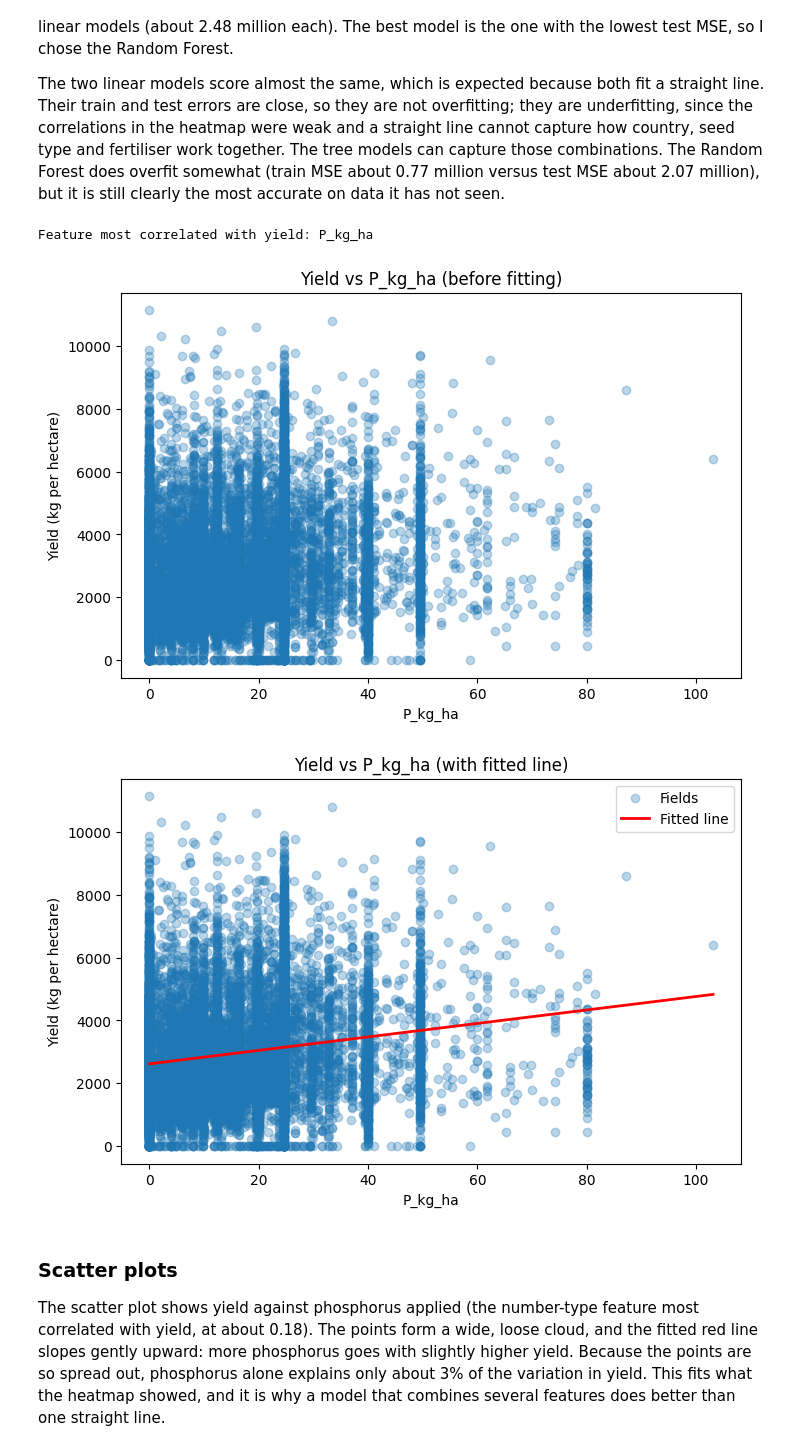
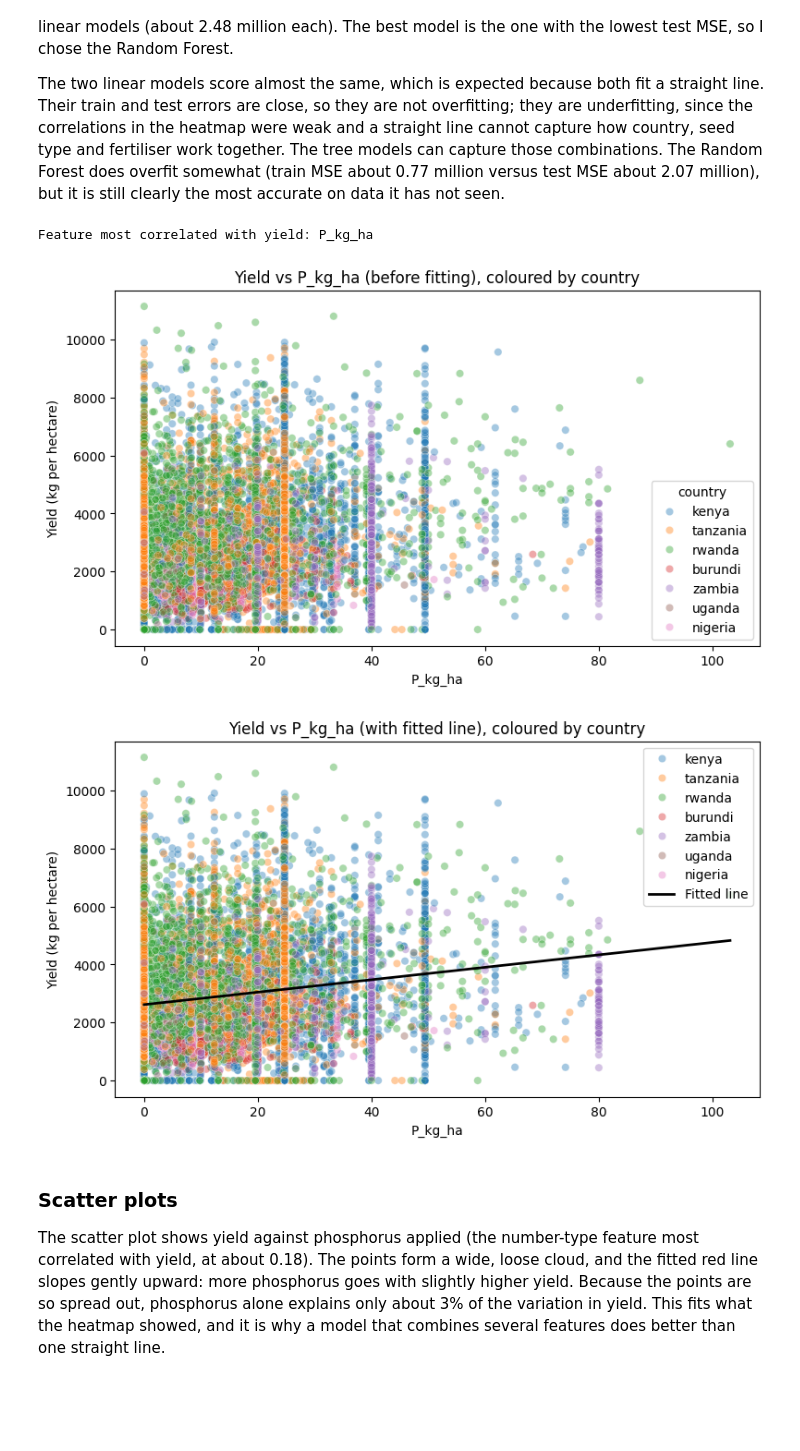
Before and after one commit to Ladecodes1/linear_regression_model, a Jupyter notebook: summative/linear_regression/multivariate.ipynb, the cells around one changed output. Saved outputs shown, nothing was run; the diff lists cells and outputs as text; code cells hidden in the pictures; blank space fills up the shorter version.

Commit message:
Add feature importance, colour scatter plots, convergence check, loss interpretation

```diff
--- a/summative/linear_regression/multivariate.ipynb
+++ b/summative/linear_regression/multivariate.ipynb
@@ -293,17 +293,19 @@ The two linear models score almost the same, which is expected because both fit
 # %%
 numeric_features = ["elev", "pl_m2", "N_kg_ha", "P_kg_ha", "season_prec"]
 top_feature = data[numeric_features].corrwith(data["yield_kg_ha"]).abs().idxmax()
 print("Feature most correlated with yield:", top_feature)
 
-plt.figure(figsize=(8, 5))
-plt.scatter(data[top_feature], data["yield_kg_ha"], alpha=0.3)
+plot_df = pd.DataFrame({top_feature: data[top_feature], "yield_kg_ha": data["yield_kg_ha"], "country": df["country"]})
+
+plt.figure(figsize=(9, 5))
+sns.scatterplot(data=plot_df, x=top_feature, y="yield_kg_ha", hue="country", alpha=0.4)
 plt.xlabel(top_feature)
 plt.ylabel("Yield (kg per hectare)")
-plt.title(f"Yield vs {top_feature} (before fitting)")
+plt.title(f"Yield vs {top_feature} (before fitting), coloured by country")
 plt.show()
 # %% [output]
 Feature most correlated with yield: P_kg_ha
-[figure, old version]
+[figure, new version]
 # %%
 import numpy as np
 
@@ -313,16 +315,16 @@ line_model.fit(data[[top_feature]], data["yield_kg_ha"])  # used for this plot o
 x_line = np.linspace(data[top_feature].min(), data[top_feature].max(), 100)
 y_line = line_model.predict(pd.DataFrame({top_feature: x_line}))
 
-plt.figure(figsize=(8, 5))
-plt.scatter(data[top_feature], data["yield_kg_ha"], alpha=0.3, label="Fields")
-plt.plot(x_line, y_line, color="red", linewidth=2, label="Fitted line")
+plt.figure(figsize=(9, 5))
+sns.scatterplot(data=plot_df, x=top_feature, y="yield_kg_ha", hue="country", alpha=0.4)
+plt.plot(x_line, y_line, color="black", linewidth=2, label="Fitted line")
 plt.xlabel(top_feature)
 plt.ylabel("Yield (kg per hectare)")
-plt.title(f"Yield vs {top_feature} (with fitted line)")
+plt.title(f"Yield vs {top_feature} (with fitted line), coloured by country")
 plt.legend()
 plt.show()
 # %% [output]
-[figure, old version]
+[figure, new version]
 # %% [markdown]
 ### Scatter plots
 
```
Also changed, not shown: parts of 6 cells of this notebook.
